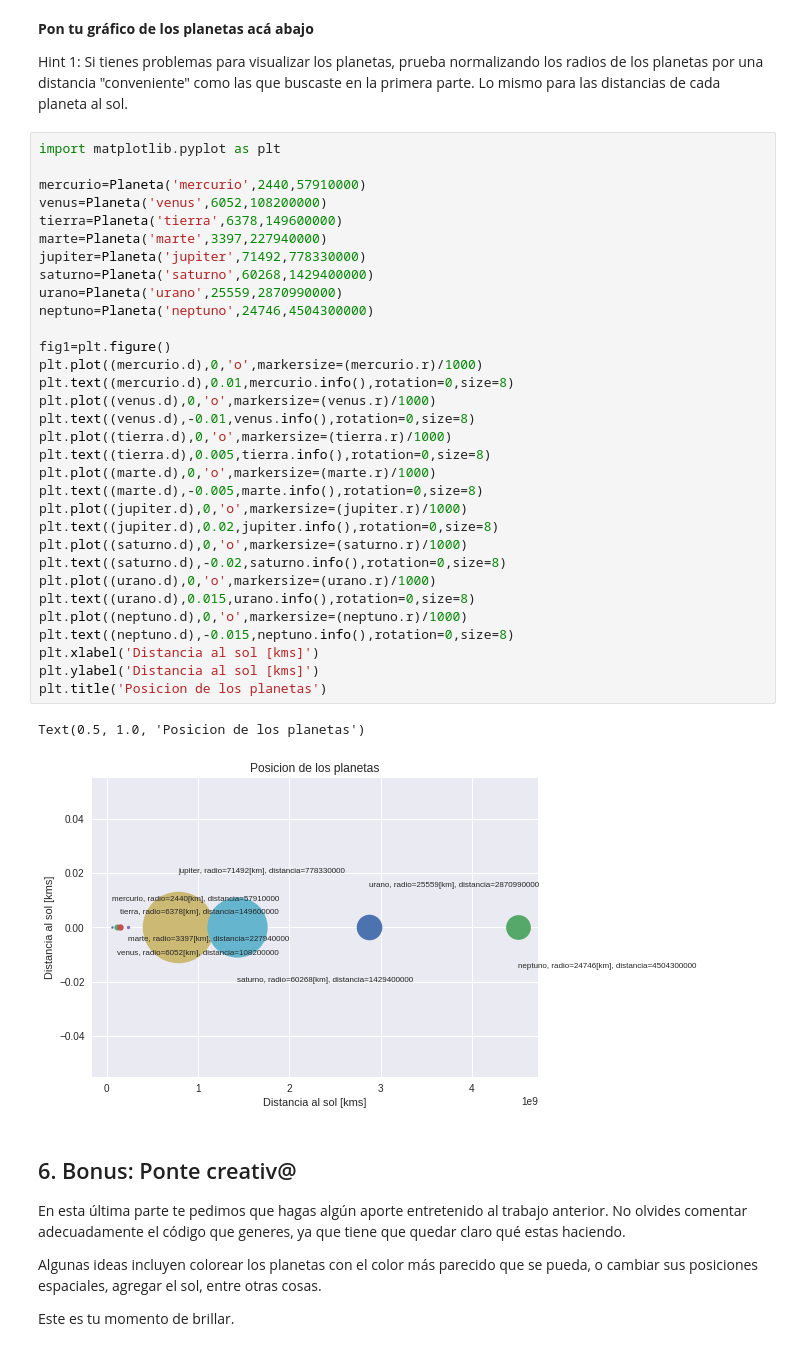
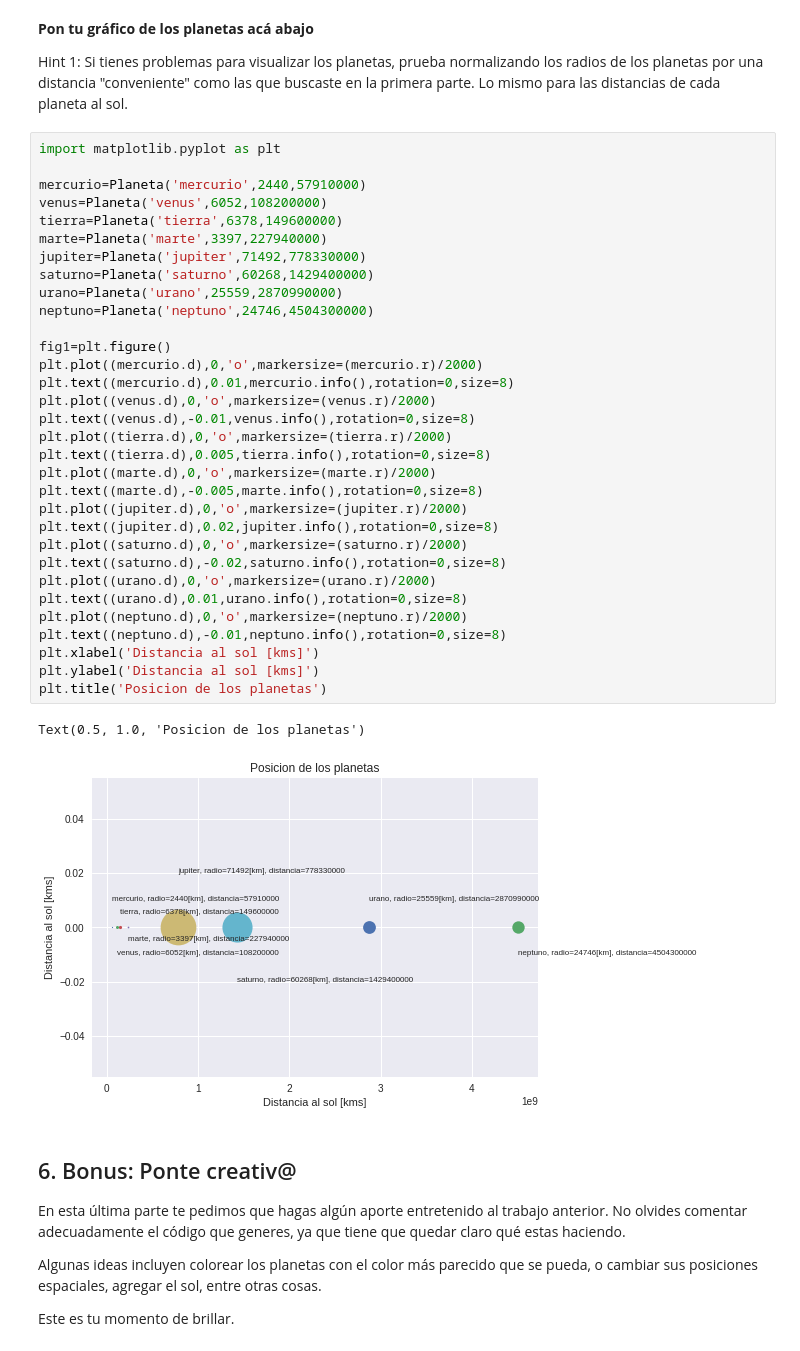
Before and after one commit to thomasobrecht/minitarea1, a Jupyter notebook: minitarea1.ipynb, the cells around one changed output. Cells and saved outputs as stored; diff of their text form.

```diff
--- a/minitarea1.ipynb
+++ b/minitarea1.ipynb
@@ -150,38 +150,38 @@ Hint 1: Si tienes problemas para visualizar los planetas, prueba normalizando lo
 # %%
 import matplotlib.pyplot as plt
 
 mercurio=Planeta('mercurio',2440,57910000)
 venus=Planeta('venus',6052,108200000)
 tierra=Planeta('tierra',6378,149600000)
 marte=Planeta('marte',3397,227940000)
 jupiter=Planeta('jupiter',71492,778330000)
 saturno=Planeta('saturno',60268,1429400000)
 urano=Planeta('urano',25559,2870990000)
 neptuno=Planeta('neptuno',24746,4504300000)
 
 fig1=plt.figure()
-plt.plot((mercurio.d),0,'o',markersize=(mercurio.r)/1000)
+plt.plot((mercurio.d),0,'o',markersize=(mercurio.r)/2000)
 plt.text((mercurio.d),0.01,mercurio.info(),rotation=0,size=8)
-plt.plot((venus.d),0,'o',markersize=(venus.r)/1000)
+plt.plot((venus.d),0,'o',markersize=(venus.r)/2000)
 plt.text((venus.d),-0.01,venus.info(),rotation=0,size=8)
-plt.plot((tierra.d),0,'o',markersize=(tierra.r)/1000)
+plt.plot((tierra.d),0,'o',markersize=(tierra.r)/2000)
 plt.text((tierra.d),0.005,tierra.info(),rotation=0,size=8)
-plt.plot((marte.d),0,'o',markersize=(marte.r)/1000)
+plt.plot((marte.d),0,'o',markersize=(marte.r)/2000)
 plt.text((marte.d),-0.005,marte.info(),rotation=0,size=8)
-plt.plot((jupiter.d),0,'o',markersize=(jupiter.r)/1000)
+plt.plot((jupiter.d),0,'o',markersize=(jupiter.r)/2000)
 plt.text((jupiter.d),0.02,jupiter.info(),rotation=0,size=8)
-plt.plot((saturno.d),0,'o',markersize=(saturno.r)/1000)
+plt.plot((saturno.d),0,'o',markersize=(saturno.r)/2000)
 plt.text((saturno.d),-0.02,saturno.info(),rotation=0,size=8)
-plt.plot((urano.d),0,'o',markersize=(urano.r)/1000)
-plt.text((urano.d),0.015,urano.info(),rotation=0,size=8)
-plt.plot((neptuno.d),0,'o',markersize=(neptuno.r)/1000)
-plt.text((neptuno.d),-0.015,neptuno.info(),rotation=0,size=8)
+plt.plot((urano.d),0,'o',markersize=(urano.r)/2000)
+plt.text((urano.d),0.01,urano.info(),rotation=0,size=8)
+plt.plot((neptuno.d),0,'o',markersize=(neptuno.r)/2000)
+plt.text((neptuno.d),-0.01,neptuno.info(),rotation=0,size=8)
 plt.xlabel('Distancia al sol [kms]')
 plt.ylabel('Distancia al sol [kms]')
 plt.title('Posicion de los planetas')
 # %% [output]
 Text(0.5, 1.0, 'Posicion de los planetas')
-[figure, old version]
+[figure, new version]
 # %% [markdown]
 ## 6. Bonus: Ponte creativ@
 En esta última parte te pedimos que hagas algún aporte entretenido al trabajo anterior. No olvides comentar adecuadamente el código que generes, ya que tiene que quedar claro qué estas haciendo.
```
Also changed, not shown: parts of 1 cell of this notebook.
